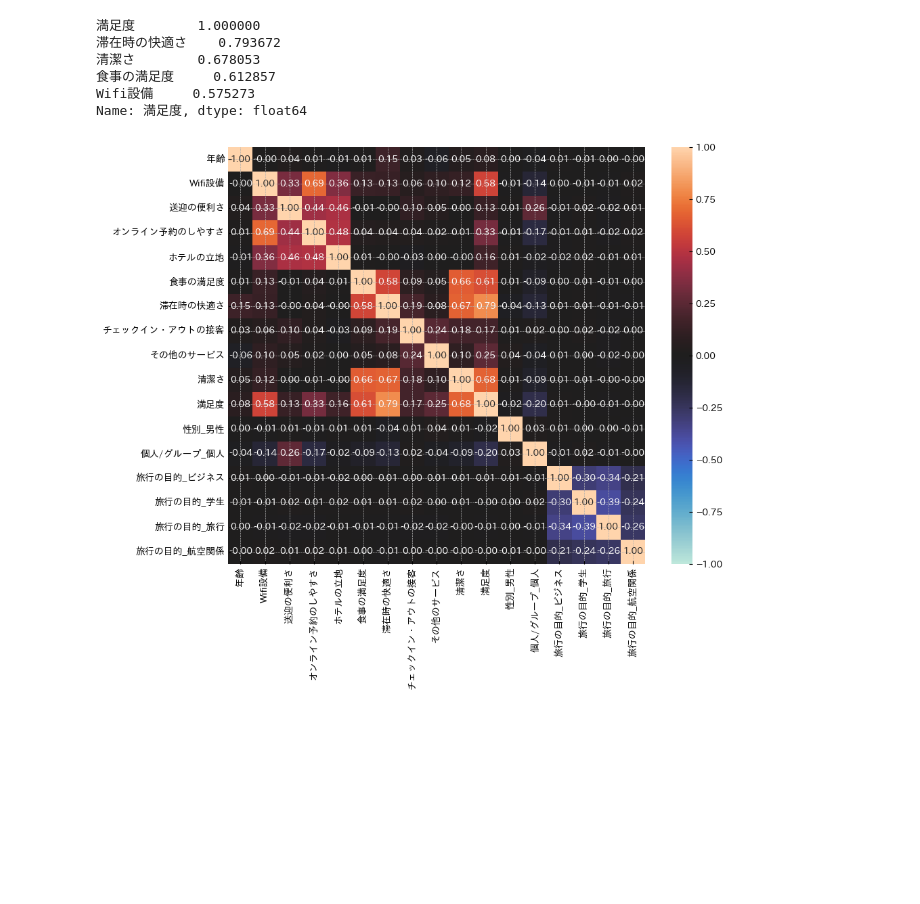
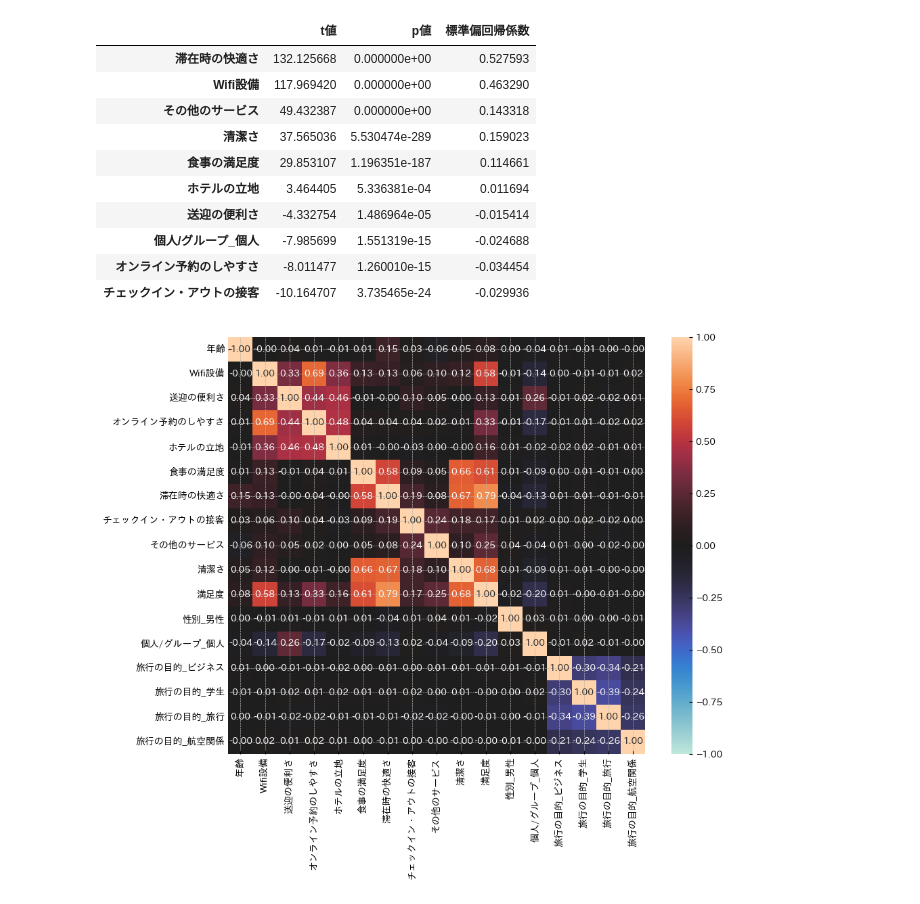
Before and after one commit to Najah7/DS-study-repo, a Jupyter notebook: codes/exercises/exercise2.ipynb, the cells around one changed output. Saved outputs shown, nothing was run; the diff lists cells and outputs as text; code cells hidden in the pictures; blank space fills up the shorter version.

```diff
--- a/codes/exercises/exercise2.ipynb
+++ b/codes/exercises/exercise2.ipynb
@@ -1,10 +1,8 @@
 # %%
 """
-データ分析　演習問題1
+データ分析　演習問題２
 
-
-
-目的：ホテルの満足度に影響を与える要因を分析する
+目的：回帰分析を用いて、ホテルの満足度に影響を与える要因を分析する
 """
 import numpy as np
 import pandas as pd
@@ -62,39 +60,46 @@ x_scaled = scaler.fit_transform(x)
 feature = pd.DataFrame(x_scaled, columns=_df.drop('満足度', axis=1).columns)
 
 # 乱数を固定
 np.random.seed(0)
 
 # モデルの作成
 model = sm.OLS(y, sm.add_constant(feature))
 
 # 分析
 result = model.fit()
 
 # 分析結果
 result.summary()
 
 # 自由度調整済み決定係数
 result.rsquared_adj
 
 # 説明変数とt値、p値、標準偏回帰係数をDFに追加（わかりやすくするために）
 # NOTE: coef: coefficient: 係数(回帰係数)
 res_values = pd.DataFrame([result.tvalues[1:], result.pvalues[1:], result.params[1:]],
              index=['t値', 'p値', '標準偏回帰係数'],
              ).T
 
 # NOTE: t値が影響度を表す。
 # NOTE: 一つ目の条件式：影響度が高いもを絞っている
 # NOTE: 二つ目の条件式：検定的に影響度のあるものを絞っている
 res_values[(res_values['t値'].abs() > 2) & (res_values['p値'] < 0.05)].sort_values('t値', ascending=False)
 
+
+
 # 一応、相関係数も確認
-tmp = df.corr()['満足度']
-tmp[tmp.abs() > 0.5].sort_values(ascending=False)
+# tmp = df.corr()['満足度']
+# tmp[tmp.abs() > 0.5].sort_values(ascending=False)
 # %% [output]
-満足度        1.000000
-滞在時の快適さ    0.793672
-清潔さ        0.678053
-食事の満足度     0.612857
-Wifi設備     0.575273
-Name: 満足度, dtype: float64
+|  | t値 | p値 | 標準偏回帰係数 |
+| 滞在時の快適さ | 132.125668 | 0.000000e+00 | 0.527593 |
+| Wifi設備 | 117.969420 | 0.000000e+00 | 0.463290 |
+| その他のサービス | 49.432387 | 0.000000e+00 | 0.143318 |
+| 清潔さ | 37.565036 | 5.530474e-289 | 0.159023 |
+| 食事の満足度 | 29.853107 | 1.196351e-187 | 0.114661 |
+| ホテルの立地 | 3.464405 | 5.336381e-04 | 0.011694 |
+| 送迎の便利さ | -4.332754 | 1.486964e-05 | -0.015414 |
+| 個人/グループ_個人 | -7.985699 | 1.551319e-15 | -0.024688 |
+| オンライン予約のしやすさ | -8.011477 | 1.260010e-15 | -0.034454 |
+| チェックイン・アウトの接客 | -10.164707 | 3.735465e-24 | -0.029936 |
 [figure]
```
Also changed, not shown: 3 other files.
